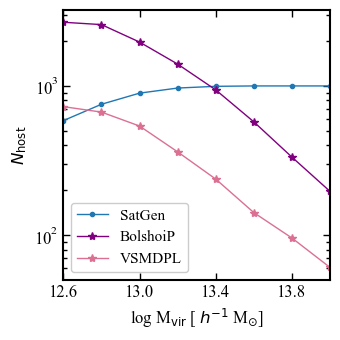
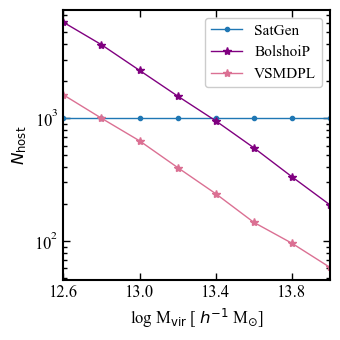
The change to this notebook cell's code, shown as a diff; its figure went from the first image to the second:
--- before
+++ after
@@ -4,7 +4,7 @@
 axes.set_xlabel("log M$_{\\rm vir}$ [$\>h^{-1}$ M$_{\\odot}$]")
 
-axes.plot(logMvir, N_hosts, marker=".", lw=1, c="C0", label="SatGen")
-axes.plot(logMvir, bN_hosts, marker="*", lw=1, c="purple", label="BolshoiP")
-axes.plot(logMvir, vN_hosts, marker="*", lw=1, c="palevioletred", label="VSMDPL")
+axes.plot(satnorm.logMvir_bincenters, satnorm.Nhosts_perbin, marker=".", lw=1, c="C0", label="SatGen")
+axes.plot(bolnorm.logMvir_bincenters, bolnorm.Nhosts_perbin, marker="*", lw=1, c="purple", label="BolshoiP")
+axes.plot(smdnorm.logMvir_bincenters, smdnorm.Nhosts_perbin, marker="*", lw=1, c="palevioletred", label="VSMDPL")
 
 axes.set_yscale("log")

Commit: saving lots of figures and the code